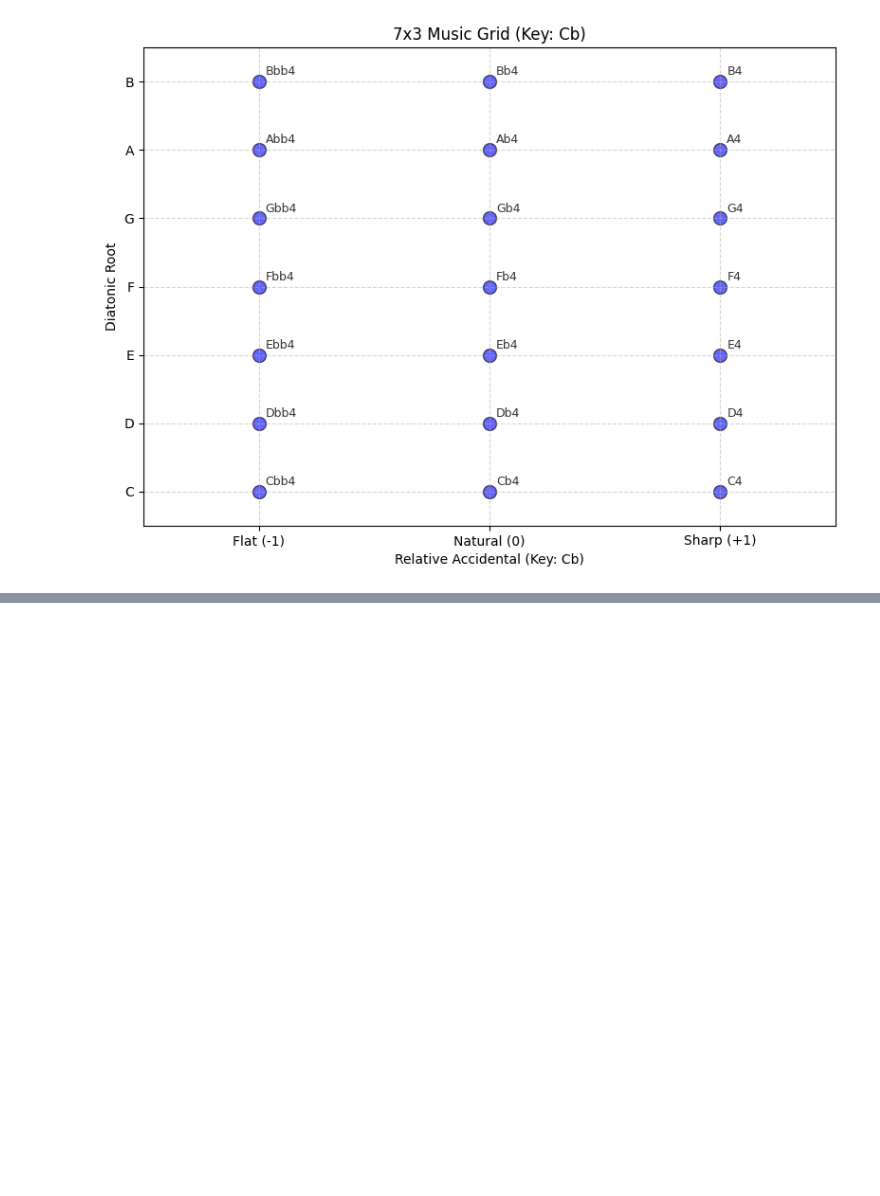
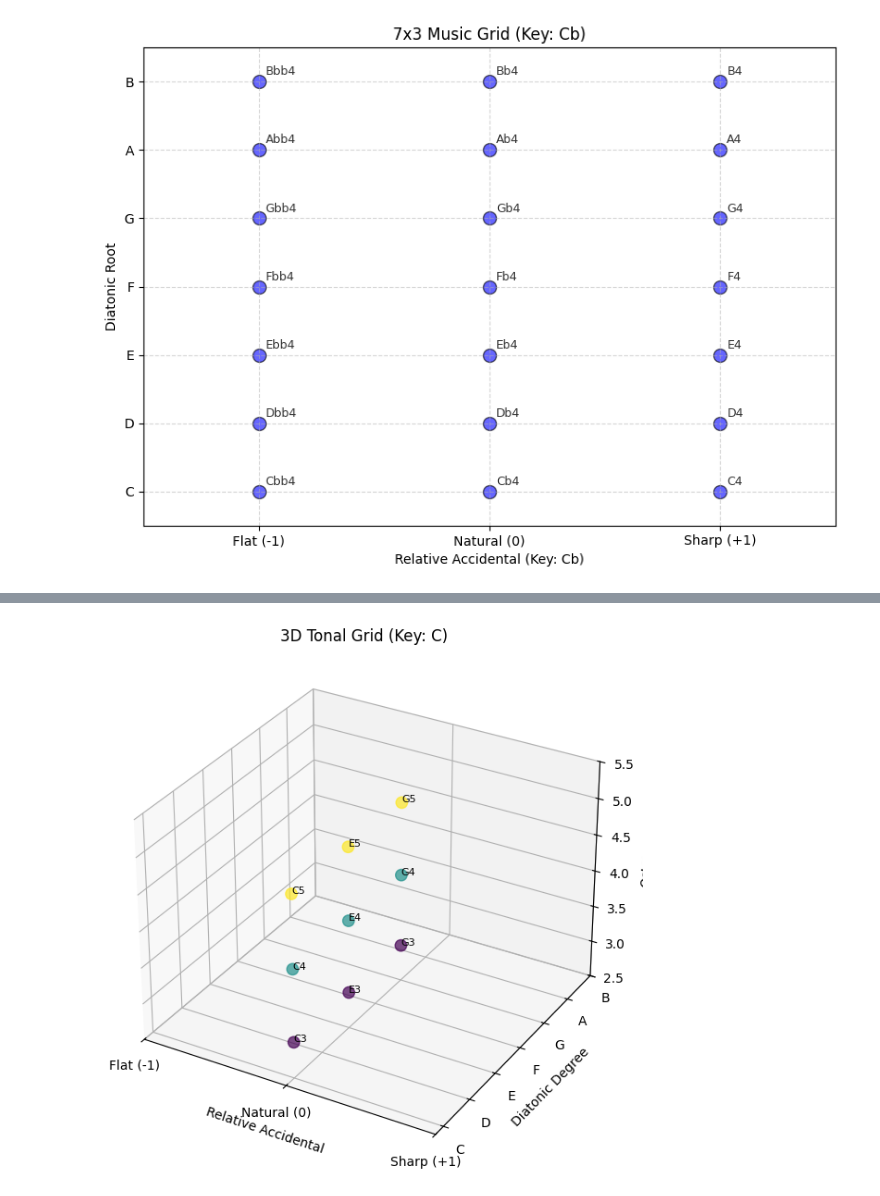
Before and after one commit to TuWebO/notes21, a Jupyter notebook: notebooks/test_notes21.ipynb, the cells around one changed output, grey strips where cells are left out. Saved outputs shown, nothing was run; the diff lists cells and outputs as text; code cells hidden in the pictures; blank space fills up the shorter version.

```diff
--- a/notebooks/test_notes21.ipynb
+++ b/notebooks/test_notes21.ipynb
@@ -130,0 +140,20 @@ NameError: name 'KEY_SHIFTS' is not defined
+# %%
+# Example 1 — The Golden Major Triad (C Major)
+notes = [
+    # C major triad across octaves
+    Note("C", 3),
+    Note("E", 3),
+    Note("G", 3),
+
+    Note("C", 4),
+    Note("E", 4),
+    Note("G", 4),
+
+    Note("C", 5),
+    Note("E", 5),
+    Note("G", 5),
+]
+
+chart = plot_note_grid_3d(notes, key="C", octave_range=(3, 5))
+# %% [output]
+[figure, added]
```
Also changed, not shown: parts of 14 cells of this notebook, 1 other file.
